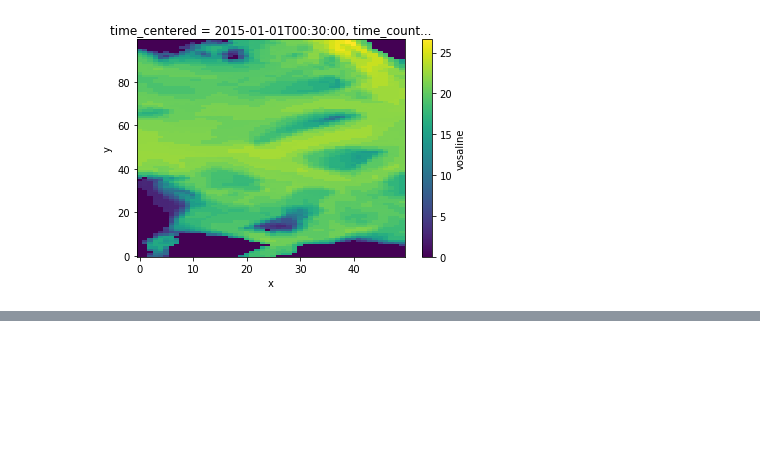
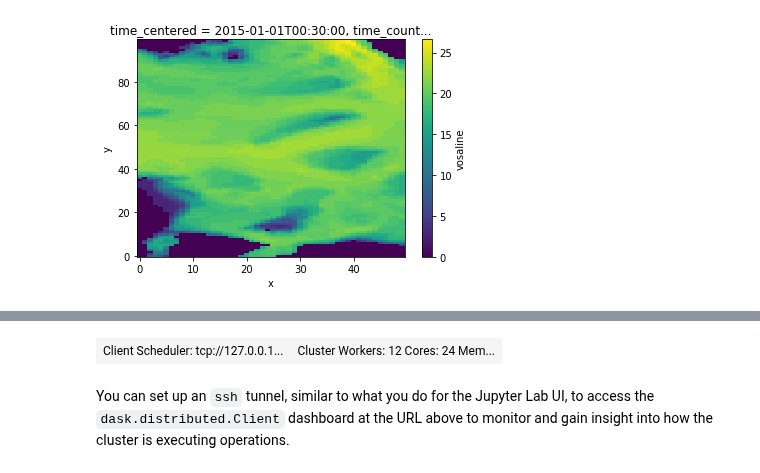
Before and after one commit to SalishSeaCast/analysis-doug, a Jupyter notebook: notebooks/dask-expts/dask_expts.ipynb, the cells around one changed output, grey strips where cells are left out. Cells and saved outputs as stored; diff of their text form; code cells hidden in the pictures; blank space fills up the shorter version.

```diff
--- a/notebooks/dask-expts/dask_expts.ipynb
+++ b/notebooks/dask-expts/dask_expts.ipynb
@@ -110,0 +221,11 @@ print(t_end - t_start)
+# %%
+client = dask.distributed.Client(
+    n_workers=12, threads_per_worker=2, processes=True)
+client
+# %% [output]
+| Client Scheduler: tcp://127.0.0.1... | Cluster Workers: 12 Cores: 24 Mem... |
+# %% [markdown]
+You can set up an `ssh` tunnel,
+similar to what you do for the Jupyter Lab UI,
+to access the `dask.distributed.Client` dashboard at the URL above
+to monitor and gain insight into how the cluster is executing operations.
```
Also changed, not shown: parts of 76 cells of this notebook, 3 other files.
